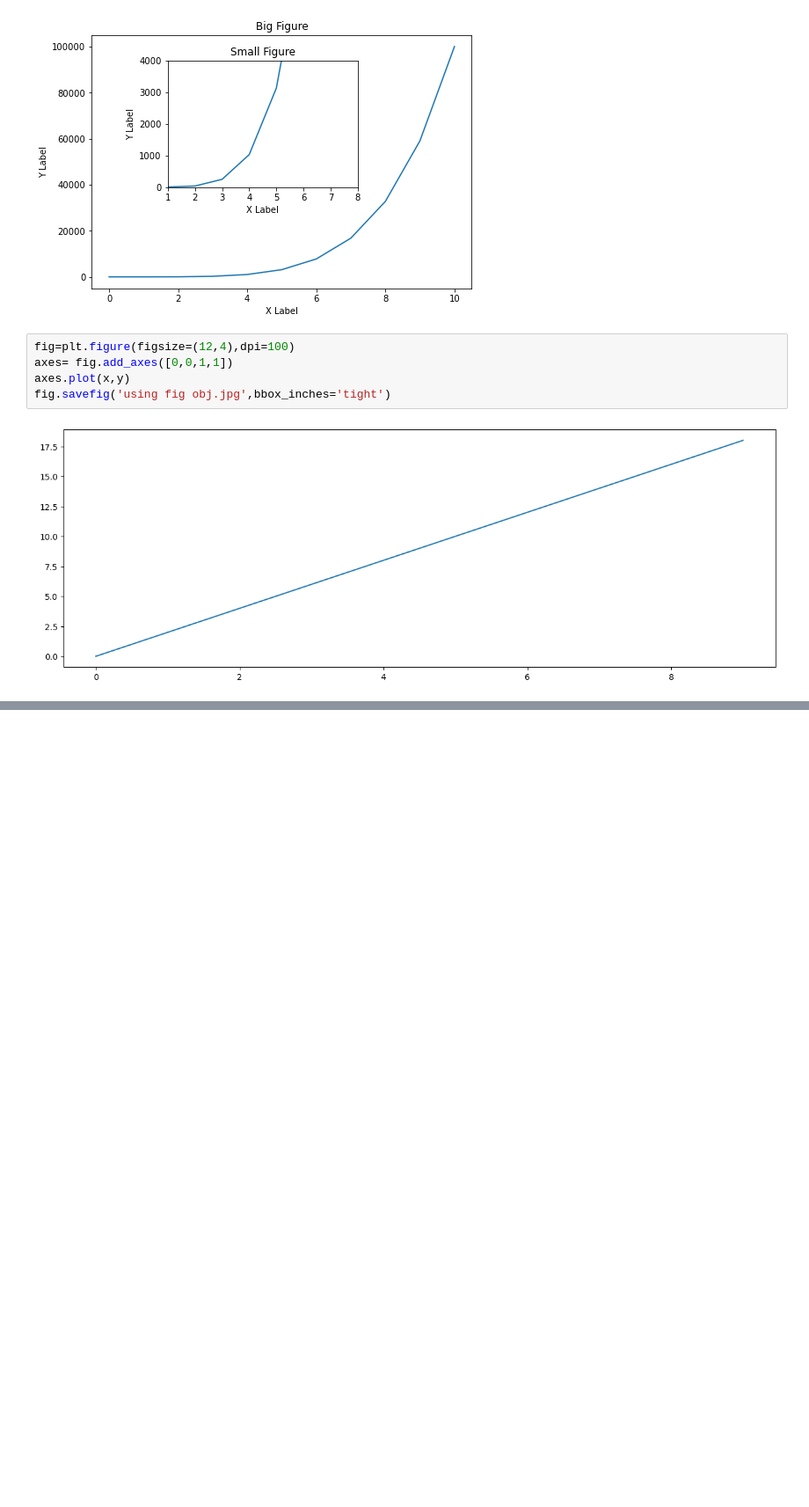
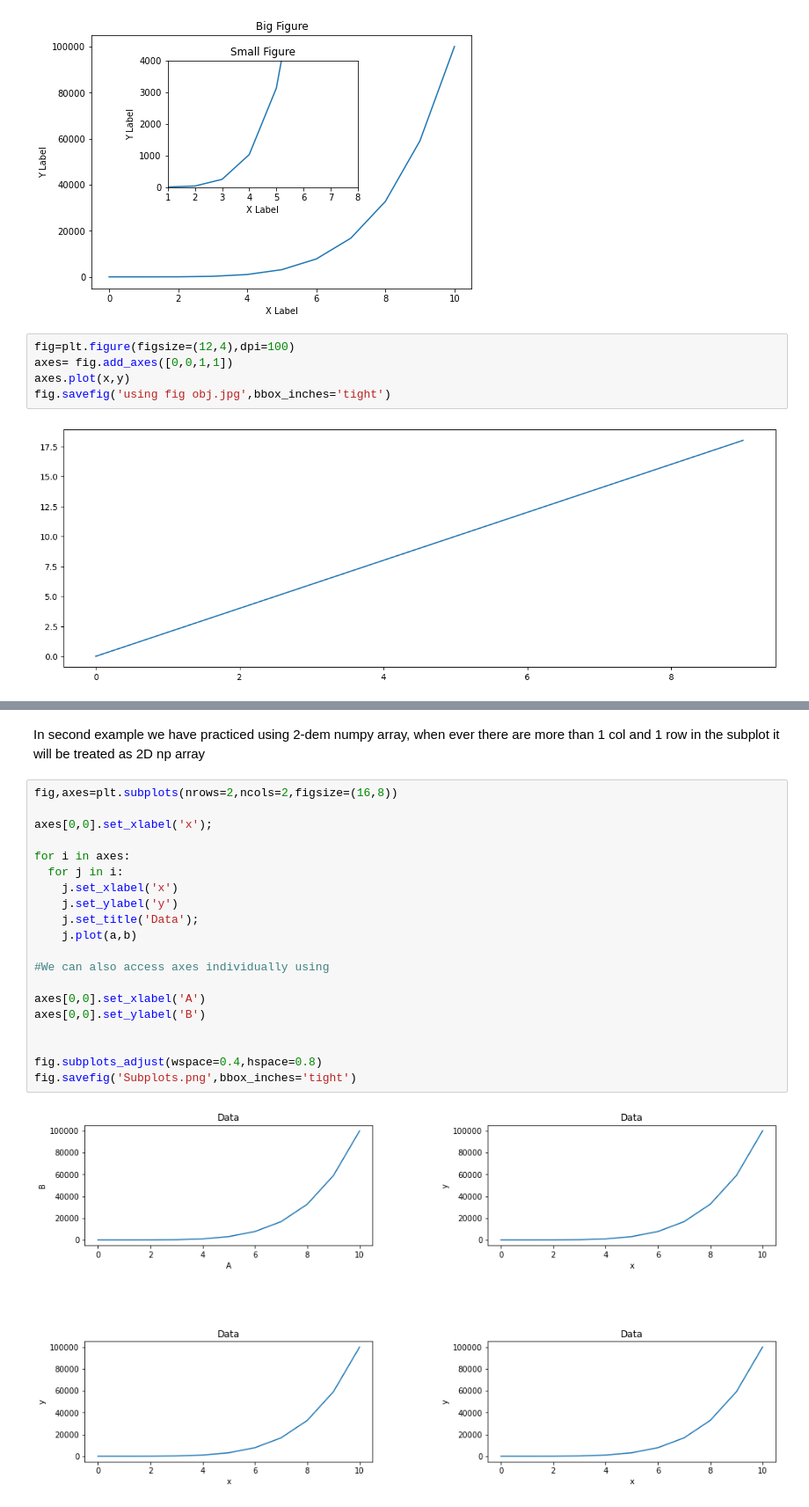
Before and after one commit to DanialAslam04/Time-Methods-pandas, a Jupyter notebook: Data Visualization/Matplotlib/Data Visualization.ipynb, the cells around one changed output, grey strips where cells are left out. Shown at 88% size. Drawn from its saved outputs; the diff is of its cells as text; blank space fills up the shorter version.

```diff
--- a/Data Visualization/Matplotlib/Data Visualization.ipynb
+++ b/Data Visualization/Matplotlib/Data Visualization.ipynb
@@ -92,0 +115,24 @@ fig.savefig('test.png',bbox_inches='tight')
+# %% [markdown]
+In second example we have practiced using 2-dem numpy array, when ever there are more than  1 col and 1 row in the subplot it will be treated as 2D np array
+# %%
+fig,axes=plt.subplots(nrows=2,ncols=2,figsize=(16,8))
+
+axes[0,0].set_xlabel('x');
+
+for i in axes:
+  for j in i:
+    j.set_xlabel('x')
+    j.set_ylabel('y')
+    j.set_title('Data');
+    j.plot(a,b)
+
+#We can also access axes individually using
+
+axes[0,0].set_xlabel('A')
+axes[0,0].set_ylabel('B')
+
+
+fig.subplots_adjust(wspace=0.4,hspace=0.8)
+fig.savefig('Subplots.png',bbox_inches='tight')
+# %% [output]
+[figure, added]
```
Also changed, not shown: parts of 7 cells of this notebook.
